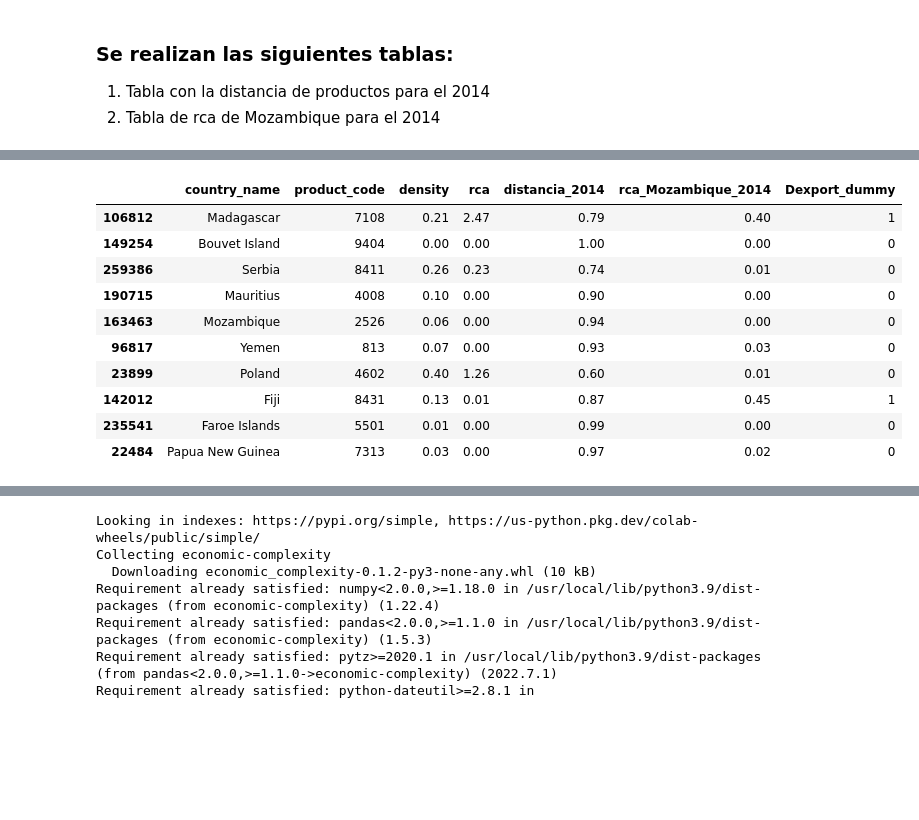
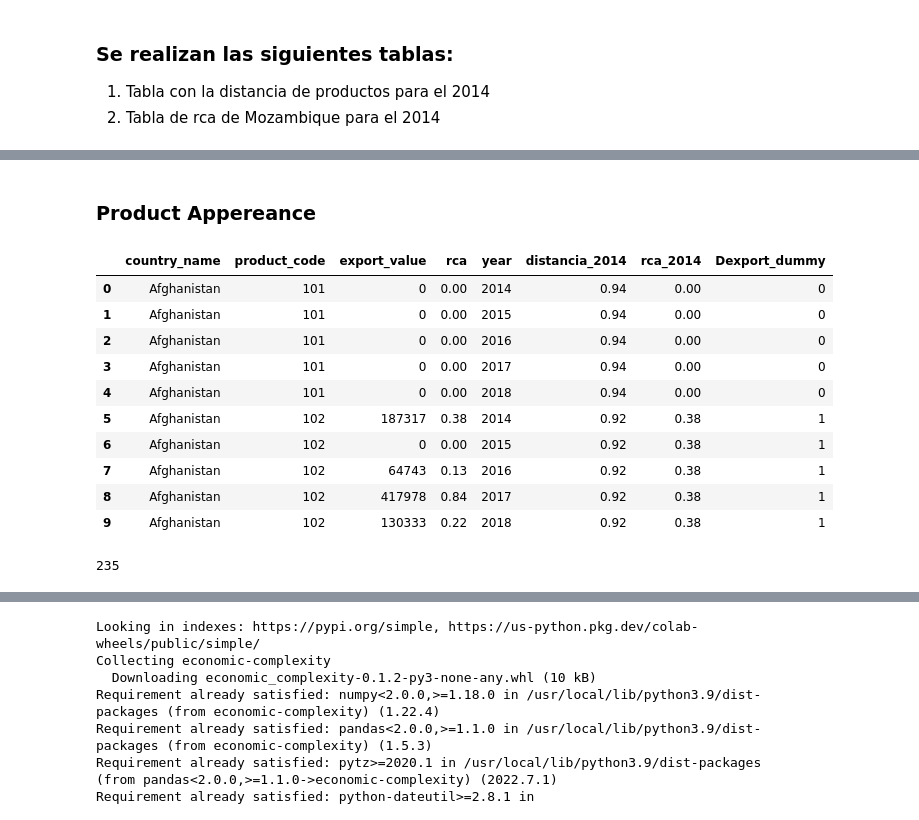
Before and after one commit to descandon88/Ecuador-Growth-data-set, a Jupyter notebook: analisis_mozambique/feasible_products_proposition_1.ipynb, the cells around one changed output, grey strips where cells are left out. Cells and saved outputs as stored; diff of their text form; code cells hidden in the pictures; blank space fills up the shorter version.

```diff
--- a/analisis_mozambique/feasible_products_proposition_1.ipynb
+++ b/analisis_mozambique/feasible_products_proposition_1.ipynb
@@ -263,16 +251,17 @@ rcaMoz_2014.describe()
 # %%
 prepoOne2014 = df_complexity[df_complexity['year']==2014].copy()
-rcaMoz_2014 =  df_complexity[(df_complexity['year']==2014)&(df_complexity['country_name']=='Mozambique')].copy()
+# rcaMoz_2014 =  df_complexity[(df_complexity['year']==2014)&(df_complexity['country_name']=='Mozambique')].copy()
 
 prepoOne2014 = prepoOne2014[['country_name','product_name','product_code','density','rca','year']].copy()
 
 def Dexport_rca_mozam(data):
     df_all = data.copy()
-    df_all['rca_Mozambique_2014'] = df_all.apply(lambda x: (x.rca),axis =1 )
+    # df_all['rca_Mozambique_2014'] = df_all.apply(lambda x: (x.rca),axis =1 )
+    df_all['rca_2014'] = df_all.apply(lambda x: (x.rca),axis =1 )
 
-    df_all['Dexport_dummy'] = df_all.apply(lambda x: 1 if (x.rca_Mozambique_2014>=0.1 and x.rca_Mozambique_2014 <=0.99) else 0 ,axis=1)
+    df_all['Dexport_dummy'] = df_all.apply(lambda x: 1 if (x.rca_2014>0.1 and x.rca_2014 <0.99) else 0 ,axis=1)
 
-    df_all.drop(['country_name','product_name','density','pca','eci','coi','cog'],axis=1,inplace=True,errors='ignore')
+    df_all.drop(['product_name','density','pca','eci','coi','cog'],axis=1,inplace=True,errors='ignore')
     df_all = df_all.reset_index(drop=True)
 
     print("tabla filtrada!")
@@ -282,22 +271,27 @@ def Dexport_rca_mozam(data):
 def distance_calc(data):
   df_dist = data.copy()
   df_dist['distancia_2014'] = df_dist.apply(lambda x: (1-x.density),axis =1 )
+  df_dist['rca_2014'] = df_dist.apply(lambda x: x.rca,axis =1 )
+
   df_dist.drop(['product_name','year'],axis=1,inplace=True,errors='ignore')
   df_dist = df_dist.reset_index(drop=True)
   print("Calculo de distancia terminado!")
   return df_dist
 
-t_rcaMozam_2014 = Dexport_rca_mozam(rcaMoz_2014)
+# t_rcaMozam_2014 = Dexport_rca_mozam(rcaMoz_2014)
+t_rca_2014 = Dexport_rca_mozam(prepoOne2014)
 t_Distance2014 = distance_calc(prepoOne2014)
 
+# t_rcaMozam_2014.head()
+t_rca_2014.head()
 t_Distance2014.head()
-t_rcaMozam_2014.head()
+
 # t_Distance2014['product_code'].nunique()
 # rcaMozam_2014['country_name'].nunique()
 
-count_ones = (t_rcaMozam_2014['Dexport_dummy'] == 1).sum()
-count_zeros = (t_rcaMozam_2014['Dexport_dummy'] == 0).sum()
-count_zeros_export_value = (t_rcaMozam_2014['export_value'] == 0).sum()
+count_ones = (t_rca_2014['Dexport_dummy'] == 1).sum()
+count_zeros = (t_rca_2014['Dexport_dummy'] == 0).sum()
+# count_zeros_export_value = (t_rca_2014['export_value'] == 0).sum()
 # %% [output]
 tabla filtrada!
 Calculo de distancia terminado!
@@ -345,0 +338,6 @@ Count of 0 (zeros) in column: Dexport_dummy: 1123
+# %%
+t_dexport_rca = pd.merge(t_Distance2014, t_rca_2014[['country_name','product_code','Dexport_dummy']], how="inner", on=['country_name','product_code']).copy()
+t_dexport_rca=t_dexport_rca[['country_name','product_code','distancia_2014','rca_2014','Dexport_dummy']].sort_values(by=['country_name','product_code']).copy()
+t_dexport_rca = t_dexport_rca.reset_index(drop=True).copy()
+t_dexport_rca.head(n=5)
+t_dexport_rca.sample(n=5)
@@ -345,0 +359,9 @@ Count of 0 (zeros) in column: Dexport_dummy: 1123
+# %%
+years = [2014,2015,2016, 2017, 2018]
+prepoOne = df_complexity[df_complexity['year'].isin(years)].copy()
+prepoOne = prepoOne[['country_name','product_code','export_value','rca','year']].sort_values(by=['year','country_name','product_code']).copy()
+
+prepoOne = prepoOne.reset_index(drop=True)
+prepoOne.head()
+print(prepoOne['country_name'].nunique())
+prepoOne.info()
@@ -346,16 +388,21 @@ Count of 0 (zeros) in column: Dexport_dummy: 1123
+# %% [markdown]
+### Product Appereance
 # %%
-t_dexport_rcaMozam = pd.merge(t_Distance2014, t_rcaMozam_2014[['product_code','rca_Mozambique_2014','Dexport_dummy']], how="inner", on=['product_code']).copy()
+t_prodApp =  pd.merge(prepoOne, t_dexport_rca[['country_name','product_code','distancia_2014','rca_2014','Dexport_dummy']], how="inner", on=['product_code','country_name']).copy()
+t_prodApp.head(n=10)
+# t_prodApp.sample(n=6)
 
-t_dexport_rcaMozam.sample(n=10)
+print(t_prodApp['country_name'].nunique())
 # %% [output]
-|  | country_name | product_code | density | rca | distancia_2014 | rca_Mozambique_2014 | Dexport_dummy |
-| 106812 | Madagascar | 7108 | 0.21 | 2.47 | 0.79 | 0.40 | 1 |
-| 149254 | Bouvet Island | 9404 | 0.00 | 0.00 | 1.00 | 0.00 | 0 |
-| 259386 | Serbia | 8411 | 0.26 | 0.23 | 0.74 | 0.01 | 0 |
-| 190715 | Mauritius | 4008 | 0.10 | 0.00 | 0.90 | 0.00 | 0 |
-| 163463 | Mozambique | 2526 | 0.06 | 0.00 | 0.94 | 0.00 | 0 |
-| 96817 | Yemen | 813 | 0.07 | 0.00 | 0.93 | 0.03 | 0 |
-| 23899 | Poland | 4602 | 0.40 | 1.26 | 0.60 | 0.01 | 0 |
-| 142012 | Fiji | 8431 | 0.13 | 0.01 | 0.87 | 0.45 | 1 |
-| 235541 | Faroe Islands | 5501 | 0.01 | 0.00 | 0.99 | 0.00 | 0 |
-| 22484 | Papua New Guinea | 7313 | 0.03 | 0.00 | 0.97 | 0.02 | 0 |
+|  | country_name | product_code | export_value | rca | year | distancia_2014 | rca_2014 | Dexport_dummy |
+| 0 | Afghanistan | 101 | 0 | 0.00 | 2014 | 0.94 | 0.00 | 0 |
+| 1 | Afghanistan | 101 | 0 | 0.00 | 2015 | 0.94 | 0.00 | 0 |
+| 2 | Afghanistan | 101 | 0 | 0.00 | 2016 | 0.94 | 0.00 | 0 |
+| 3 | Afghanistan | 101 | 0 | 0.00 | 2017 | 0.94 | 0.00 | 0 |
+| 4 | Afghanistan | 101 | 0 | 0.00 | 2018 | 0.94 | 0.00 | 0 |
+| 5 | Afghanistan | 102 | 187317 | 0.38 | 2014 | 0.92 | 0.38 | 1 |
+| 6 | Afghanistan | 102 | 0 | 0.00 | 2015 | 0.92 | 0.38 | 1 |
+| 7 | Afghanistan | 102 | 64743 | 0.13 | 2016 | 0.92 | 0.38 | 1 |
+| 8 | Afghanistan | 102 | 417978 | 0.84 | 2017 | 0.92 | 0.38 | 1 |
+| 9 | Afghanistan | 102 | 130333 | 0.22 | 2018 | 0.92 | 0.38 | 1 |
+235
```
Also changed, not shown: parts of 32 cells of this notebook.
